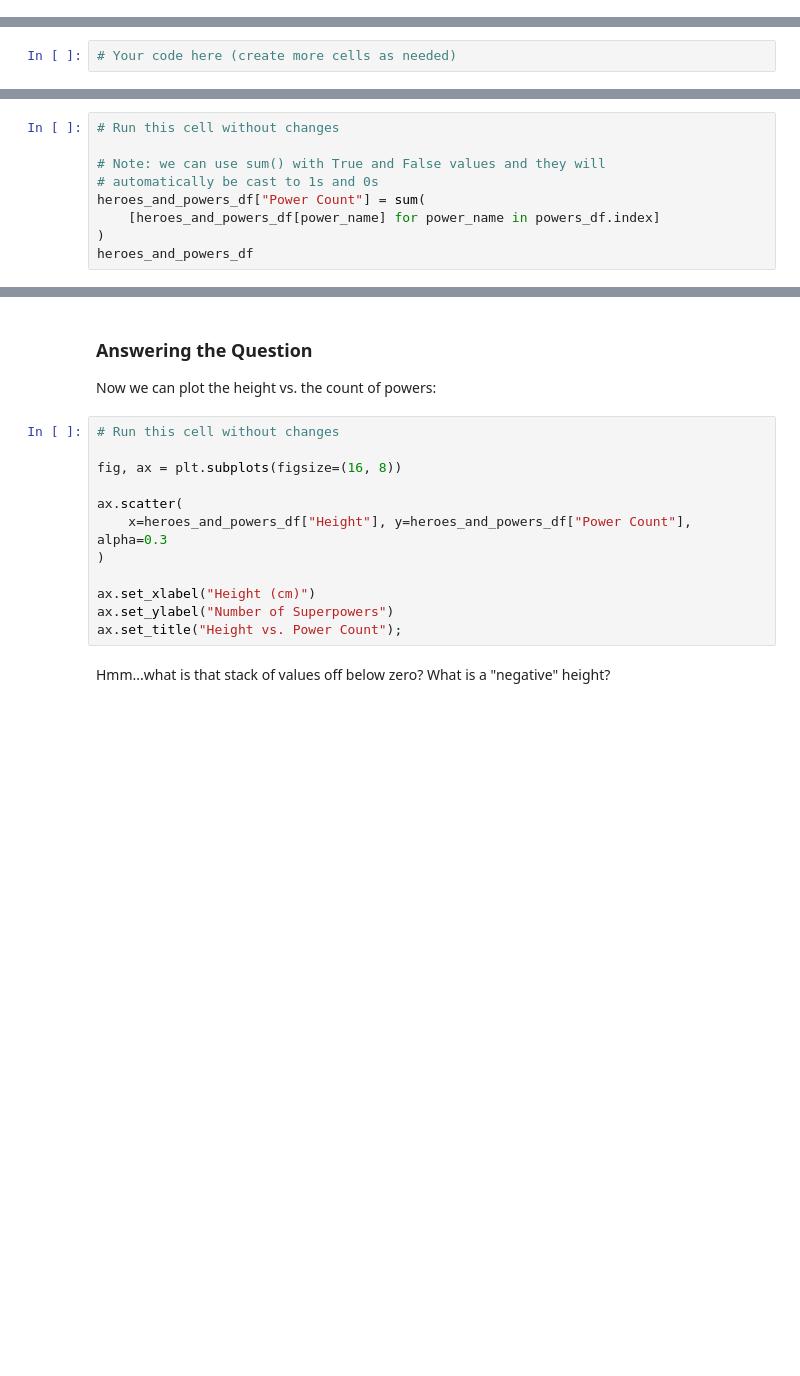
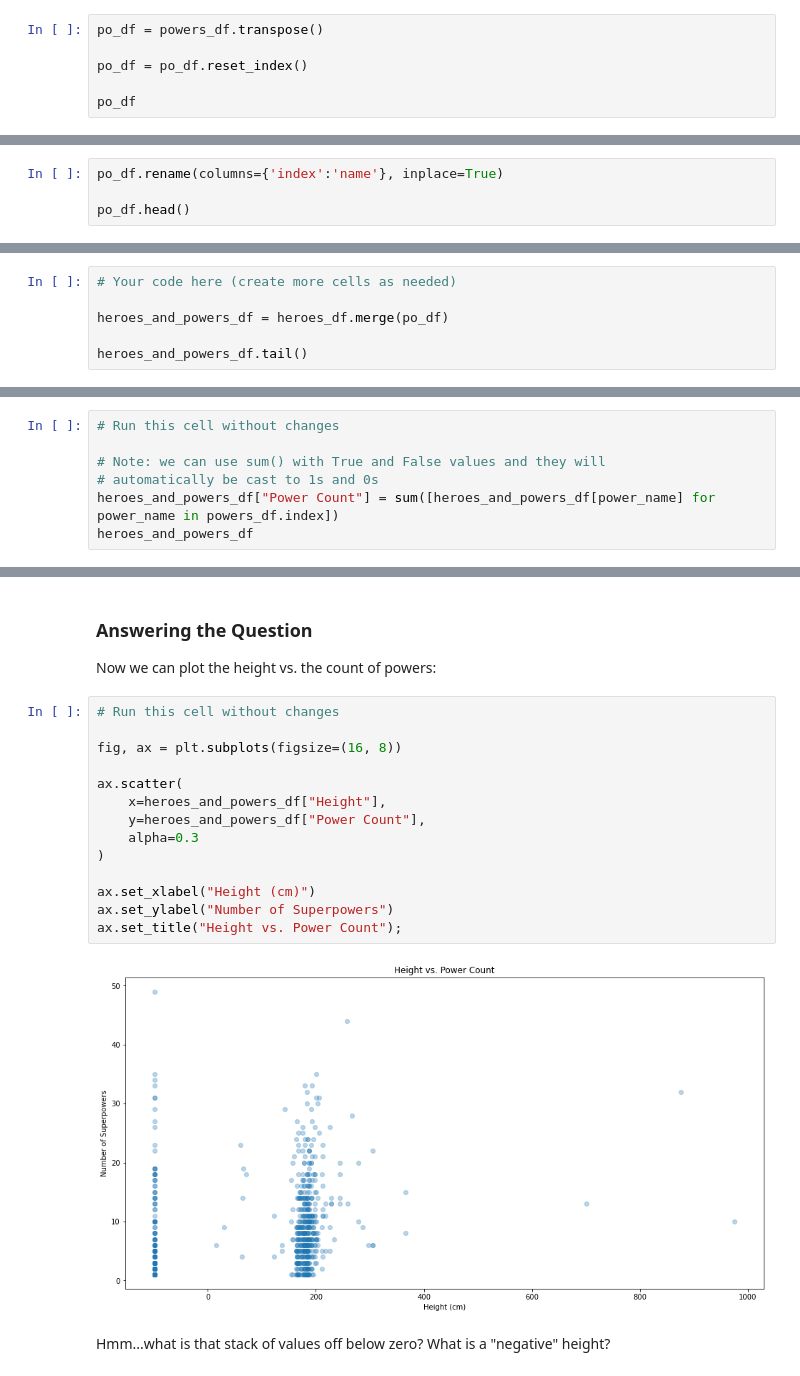
Before and after one commit to learn-co-curriculum/dsc-pandas-data-cleaning-lab, a Jupyter notebook: index.ipynb, the cells around one changed output, grey strips where cells are left out. Drawn from its saved outputs; the diff is of its cells as text; blank space fills up the shorter version.

```diff
--- a/index.ipynb
+++ b/index.ipynb
@@ -299,0 +466,6 @@ powers_df
+# %%
+po_df = powers_df.transpose()
+
+po_df = po_df.reset_index()
+
+po_df
@@ -299,0 +486,4 @@ powers_df
+# %%
+po_df.rename(columns={'index':'name'}, inplace=True)
+
+po_df.head()
@@ -310,3 +510,7 @@ In the cell below, create a new dataframe called `heroes_and_powers_df` that con
 ***Hint:*** Note that the `.join` method requires that the two dataframes share an index ([documentation here](https://pandas.pydata.org/pandas-docs/stable/reference/api/pandas.DataFrame.join.html)) whereas the `.merge` method can join using any columns ([documentation here](https://pandas.pydata.org/pandas-docs/stable/reference/api/pandas.DataFrame.merge.html)). It is up to you which one you want to use.
 # %%
 # Your code here (create more cells as needed)
+
+heroes_and_powers_df = heroes_df.merge(po_df)
+
+heroes_and_powers_df.tail()
@@ -337,7 +549,5 @@ Now that we have created a joined dataframe, we can aggregate the number of supe
 
 # Note: we can use sum() with True and False values and they will
 # automatically be cast to 1s and 0s
-heroes_and_powers_df["Power Count"] = sum(
-    [heroes_and_powers_df[power_name] for power_name in powers_df.index]
-)
+heroes_and_powers_df["Power Count"] = sum([heroes_and_powers_df[power_name] for power_name in powers_df.index])
 heroes_and_powers_df
@@ -348,15 +572,19 @@ Now we can plot the height vs. the count of powers:
 # %%
 # Run this cell without changes
 
 fig, ax = plt.subplots(figsize=(16, 8))
 
 ax.scatter(
-    x=heroes_and_powers_df["Height"], y=heroes_and_powers_df["Power Count"], alpha=0.3
+    x=heroes_and_powers_df["Height"],
+    y=heroes_and_powers_df["Power Count"],
+    alpha=0.3
 )
 
 ax.set_xlabel("Height (cm)")
 ax.set_ylabel("Number of Superpowers")
 ax.set_title("Height vs. Power Count");
+# %% [output]
+[figure, added]
 # %% [markdown]
 Hmm...what is that stack of values off below zero? What is a "negative" height?
 # %% [markdown]
```
Also changed, not shown: parts of 46 cells of this notebook, 1 other file.
